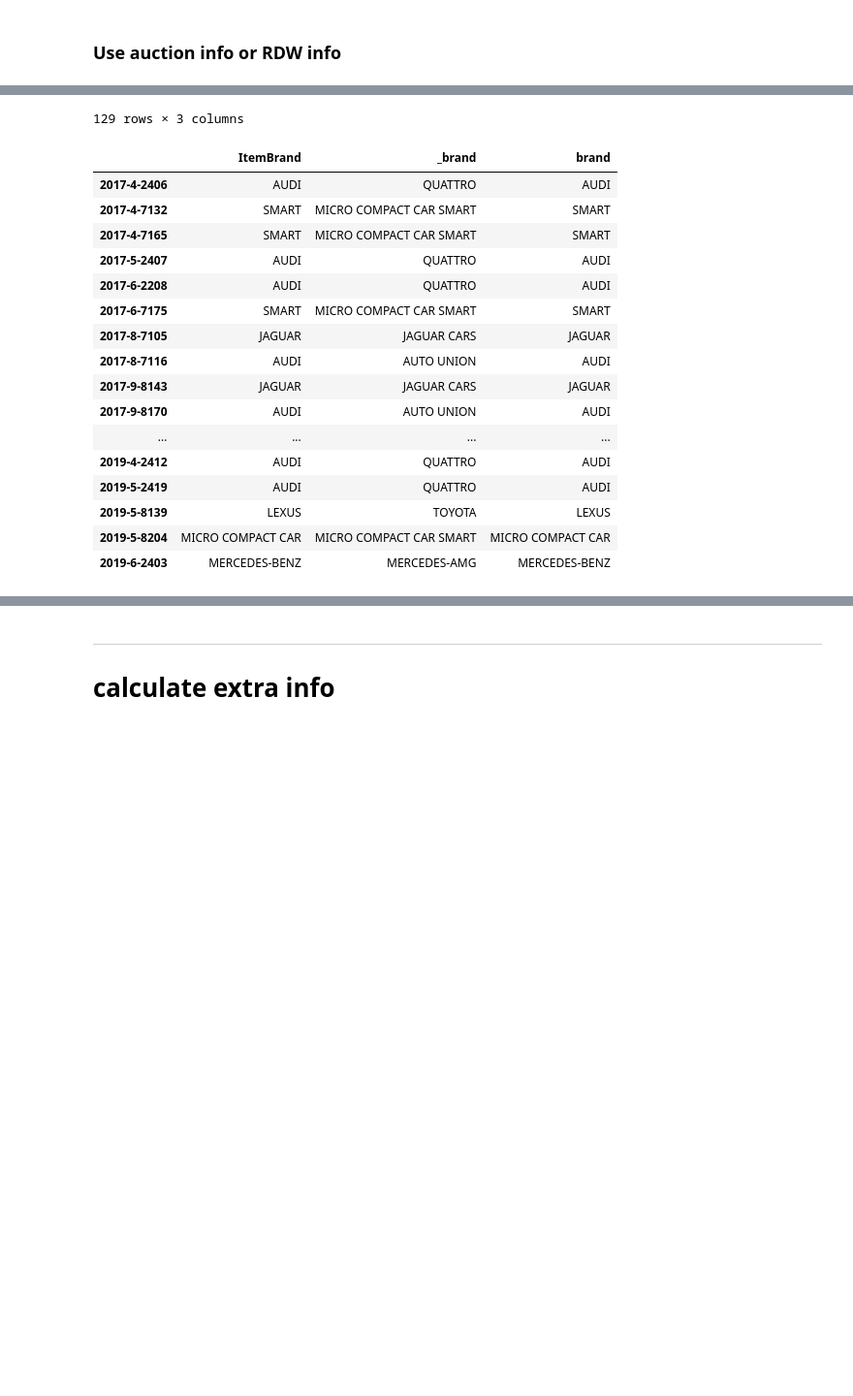
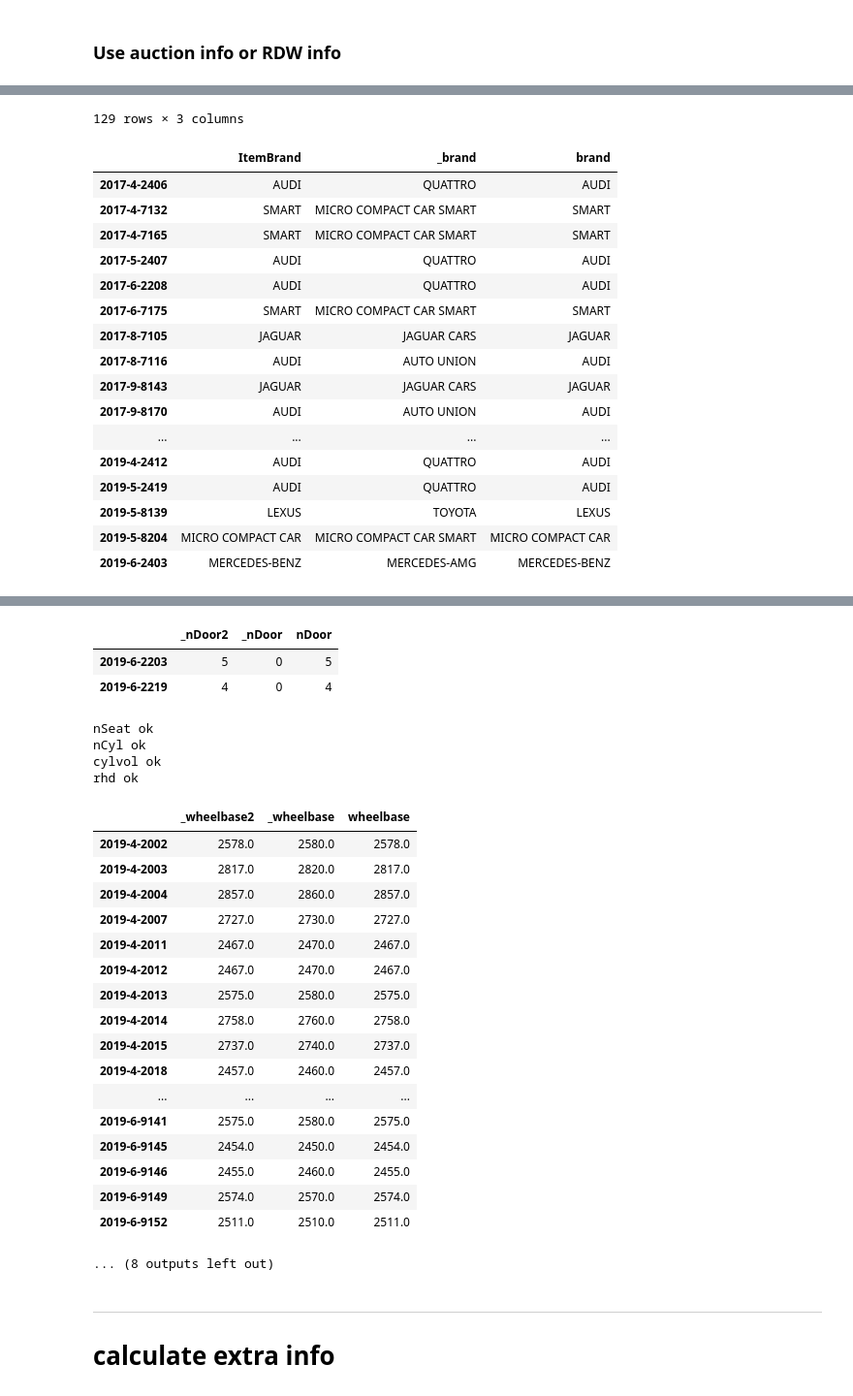
Before and after one commit to r5atom/Saturday-Datascience, a Jupyter notebook: code/preproc-cars.ipynb, the cells around one changed output, grey strips where cells are left out. Shown at 97% size. Saved outputs shown, nothing was run; the diff lists cells and outputs as text; code cells hidden in the pictures; blank space fills up the shorter version.

Commit message:
perform extra check with redundant fields
nr doors, nr seats, nr cyl, cyl vol, rhd, automatic, wheelbase, width, length, weight, hybrid

```diff
--- a/code/preproc-cars.ipynb
+++ b/code/preproc-cars.ipynb
@@ -369,8 +378,8 @@ car.Raw_text = car.Raw_text.apply(string_to_list_rawtext)
 # %%
 # convert Booleans to 1 / 0
 
-for c in ['automatic','cabriolet','rhd','no_road','taxi','crewcab','carwrap','d_lic',
-          'benzine','diesel','lpg','electric','hybrid',
+for c in ['automatic_drz','cabriolet','rhd_drz','no_road','taxi','crewcab','carwrap','d_lic',
+          'benzine','diesel','lpg','electric','hybrid_drz',
           'jfc','locked','no_key','no_cvo','no_igk','no_odo','wo_frame','used_parts', 'legguard',
           'import','early_reg','maybe_reg','no_inireg','no_nlreg193','no_nlreg194','no_orireg','no_reg','no_regneeded','no_rdw','rdw150','no_vin','btw21',
           'disclaim1','disclaim2','disclaim12','disclaim3','disclaim4','disclaim_cr6']:
@@ -664,8 +681,16 @@ car['_fuel'] = car.rdw_brandstof_brandstof_omschrijving_.apply(
     lambda x:'/'.join(x.values()) if len(x) > 0 else '')
 car['_body1'] = car.rdw_carrosserie_type_carrosserie_europese_omschrijving_.apply(
     lambda x: list(x.values())[0] if len(x) > 0 else '')
+car['_nCyl1'] = car.rdw_motor_uitvoering_aantal_cilinders_.apply(
+    lambda x: list(x.values())[0] if len(x) > 0 else pd.np.NaN)
+car['_cylvol1'] = car.rdw_motor_uitvoering_cilinderinhoud_cm3_.apply(
+    lambda x: list(x.values())[0] if len(x) > 0 else pd.np.NaN)
+car['_automatic'] = car.rdw_versnellingsbak_uitvoering_type_versnellingsbak_.apply(
+    lambda x: list(x.values())[0] if len(x) > 0 else pd.np.NaN)
 car['energylab'] = car.rdw_uitvoeringverbruik_per_uitgave_verbruikcategorie_uitvoering_.apply(
     lambda x:x[max(x.keys())] if len(x) > 0 else '')
+car['_hybrid'] = car.rdw_motor_uitvoering_hybride_elektrisch_voertuig_.apply(
+    lambda x: list(x.values())[0] if len(x) > 0 else pd.np.NaN)
 car['nGear'] = car.rdw_versnellingsbak_uitvoering_aantal_versnellingen_bovengrens_.apply(
     lambda x: list(x.values())[0] if len(x) > 0 else pd.np.NaN)
 
@@ -789,6 +814,18 @@ car._model = car.apply(lambda row:remove_brand(row._model,row._brand),axis='colu
 # special cases
 sel = car._brand == 'JAGUAR CARS'
 car.loc[sel,'_model'] = car.loc[sel,:].apply(lambda row:remove_brand(row._model,'JAGUAR'),axis='columns')
+# %%
+# category to boolean
+car._rhd = car._rhd.replace({'R': True, 'L': False})
+car._automatic = car._automatic.replace({'A': True, 'H': False, 'C': True})
+car._hybrid = car._hybrid.replace({'J': True, 'N': False})
+# %%
+# consistent with other fields
+
+# m to cm
+car._wheelbase = car._wheelbase * 10
+car._length = car._length * 10
+car._width = car._width * 10
 # %% [markdown]
 ### Use auction info or RDW info
 # %%
@@ -808,6 +845,17 @@ fldpairs = [
     ['_fuel','fuel_drz','fuel'],
     ['ItemBrand','_brand','brand'],
     ['model_drz','_model','model'],
+    ['_nDoor2', '_nDoor', 'nDoor'],
+    ['_nSeat2', '_nSeat', 'nSeat'],
+    ['_nCyl1', '_nCyl', 'nCyl'],
+    ['_cylvol1', '_cylvol', 'cylvol'],
+    ['rhd_drz', '_rhd', 'rhd'],
+    ['_wheelbase2', '_wheelbase', 'wheelbase'],
+    ['_width2', '_width', 'width'],
+    ['_length2', '_length', 'length'],
+    ['_weight2', '_weight', 'weight'],
+    ['automatic_drz', '_automatic', 'automatic'],
+    ['_hybrid', 'hybrid_drz', 'hybrid'],
 ]
 
 for flds in fldpairs:
@@ -819,6 +867,8 @@ for flds in fldpairs:
         car[flds[1]] != '',
         car[flds[0]] != 'nan',
         car[flds[1]] != 'nan',
+        car[flds[0]] != -1,
+        car[flds[1]] != -1,
         car[flds[0]] != car[flds[1]]
     ))
     if '_brand' in flds:
@@ -834,6 +884,12 @@ for flds in fldpairs:
     choosesecond = pd.np.logical_and(car[flds[0]].isna(),~car[flds[1]].isna())
     if ('MF' in flds) or ('apk' in flds):
         car[flds[2]] = pd.to_datetime('NaN')
+    elif (car[flds[0]].dtype == float) & (car[flds[1]].dtype == float):
+        car[flds[2]] = pd.np.NaN
+    elif (car[flds[0]].dtype == int) & (car[flds[1]].dtype == int):
+        car[flds[2]] = -1
+    elif (car[flds[0]].dtype == str) & (car[flds[1]].dtype == str):
+        car[flds[2]] = ''
     else:
         car[flds[2]] = 'NaN'
 
@@ -841,7 +897,7 @@ for flds in fldpairs:
     car.loc[choosesecond,flds[2]] = car.loc[choosesecond,flds[1]]
 
     if all(~isDiff):
-        print('ok')
+        print(flds[-1], 'ok')
     else:
         if 'model' in flds:
             display(car.loc[isDiff,['brand','_brand']+flds])
@@ -916,33 +972,58 @@ for flds in fldpairs:
 | 2017-5-2407 | AUDI | QUATTRO | AUDI |
 | 2017-6-2208 | AUDI | QUATTRO | AUDI |
 | 2017-6-7175 | SMART | MICRO COMPACT CAR SMART | SMART |
 | 2017-8-7105 | JAGUAR | JAGUAR CARS | JAGUAR |
 | 2017-8-7116 | AUDI | AUTO UNION | AUDI |
 | 2017-9-8143 | JAGUAR | JAGUAR CARS | JAGUAR |
 | 2017-9-8170 | AUDI | AUTO UNION | AUDI |
 | ... | ... | ... | ... |
 | 2019-4-2412 | AUDI | QUATTRO | AUDI |
 | 2019-5-2419 | AUDI | QUATTRO | AUDI |
 | 2019-5-8139 | LEXUS | TOYOTA | LEXUS |
 | 2019-5-8204 | MICRO COMPACT CAR | MICRO COMPACT CAR SMART | MICRO COMPACT CAR |
 | 2019-6-2403 | MERCEDES-BENZ | MERCEDES-AMG | MERCEDES-BENZ |
 |  | brand | _brand | model_drz | _model | model |
 | 2017-3-2408 | AUDI | AUDI | SQ5 tdi | sq5 tdi | SQ5 tdi |
 | 2017-3-8311 | RENAULT | RENAULT | megane grand tour 1.5 dci 63kw | megane grand tour 1.5 dci 63kw va... | megane grand tour 1.5 dci 63kw |
 | 2017-3-8318 | OPEL | OPEL | combo-c-van z13dtj-dpf/2000-h | combo-c-van z13dtj-dpf/2000-h ac | combo-c-van z13dtj-dpf/2000-h |
 | 2017-4-2406 | AUDI | QUATTRO | q7 | audi q7 | q7 |
 | 2017-4-2409 | AUDI | AUDI | a5 | a5 cabriolet | a5 |
 | 2017-5-2406 | MERCEDES-BENZ | MERCEDES-BENZ | S600 Maybach | s 600 maybach | S600 Maybach |
 | 2017-5-2407 | AUDI | QUATTRO | rs6 | audi rs6 | rs6 |
 | 2017-6-2208 | AUDI | QUATTRO | rs4 | audi rs4 | rs4 |
 | 2017-8-2202 | FIAT | FIAT | 500 t-jet abarth competizione | 500 abarth | 500 t-jet abarth competizione |
 | 2017-8-7116 | AUDI | AUTO UNION | coupe 128 kw u9 | audi coupe 128 kw u9 | coupe 128 kw u9 |
 | ... | ... | ... | ... | ... | ... |
 | 2019-6-2603 | OPEL | OPEL | insignia limousine | insignia limousine hb | insignia limousine |
 | 2019-6-9104 | OPEL | OPEL | kadett c1.6nz u9 | kadett cabrio c1.6nz u9 | kadett c1.6nz u9 |
 | 2019-6-9105 | FORD | FORD | ka 1.3i 44kw | ka | ka 1.3i 44kw |
 | 2019-6-9106 | FORD | FORD | ka 1.3i 44kw | ka | ka 1.3i 44kw |
 | 2019-6-9148 | VOLKSWAGEN | VOLKSWAGEN | transporter bestel 1.0 tdi 65 | transporter bestel 1.0 tdi 65 kw ... | transporter bestel 1.0 tdi 65 |
+|  | _nDoor2 | _nDoor | nDoor |
+| 2019-6-2203 | 5 | 0 | 5 |
+| 2019-6-2219 | 4 | 0 | 4 |
+nSeat ok
+nCyl ok
+cylvol ok
+rhd ok
+|  | _wheelbase2 | _wheelbase | wheelbase |
+| 2019-4-2002 | 2578.0 | 2580.0 | 2578.0 |
+| 2019-4-2003 | 2817.0 | 2820.0 | 2817.0 |
+| 2019-4-2004 | 2857.0 | 2860.0 | 2857.0 |
+| 2019-4-2007 | 2727.0 | 2730.0 | 2727.0 |
+| 2019-4-2011 | 2467.0 | 2470.0 | 2467.0 |
+| 2019-4-2012 | 2467.0 | 2470.0 | 2467.0 |
+| 2019-4-2013 | 2575.0 | 2580.0 | 2575.0 |
+| 2019-4-2014 | 2758.0 | 2760.0 | 2758.0 |
+| 2019-4-2015 | 2737.0 | 2740.0 | 2737.0 |
+| 2019-4-2018 | 2457.0 | 2460.0 | 2457.0 |
+| ... | ... | ... | ... |
+| 2019-6-9141 | 2575.0 | 2580.0 | 2575.0 |
+| 2019-6-9145 | 2454.0 | 2450.0 | 2454.0 |
+| 2019-6-9146 | 2455.0 | 2460.0 | 2455.0 |
+| 2019-6-9149 | 2574.0 | 2570.0 | 2574.0 |
+| 2019-6-9152 | 2511.0 | 2510.0 | 2511.0 |
+... (8 outputs left out)
 # %%
 # convert back to boolean
 car.taxi.replace({'Nee':False,'Ja':True}, inplace = True)
```
Also changed, not shown: parts of 5 cells of this notebook.
